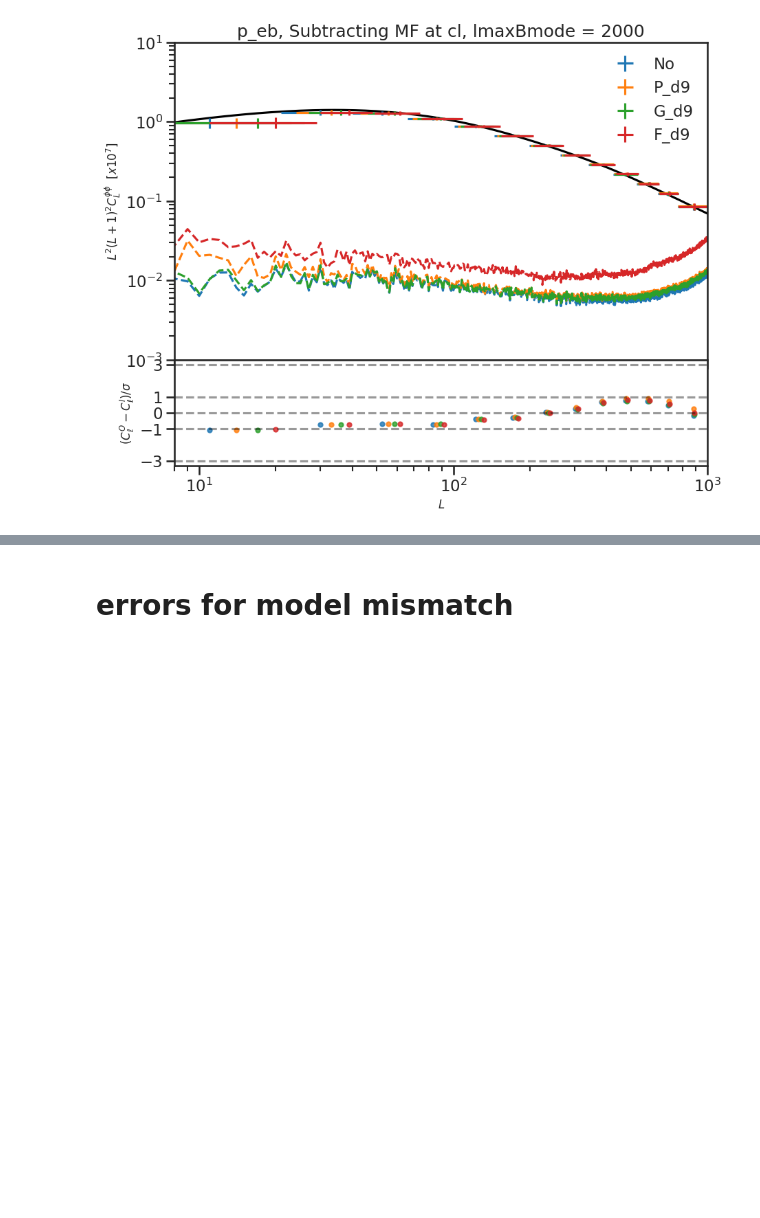
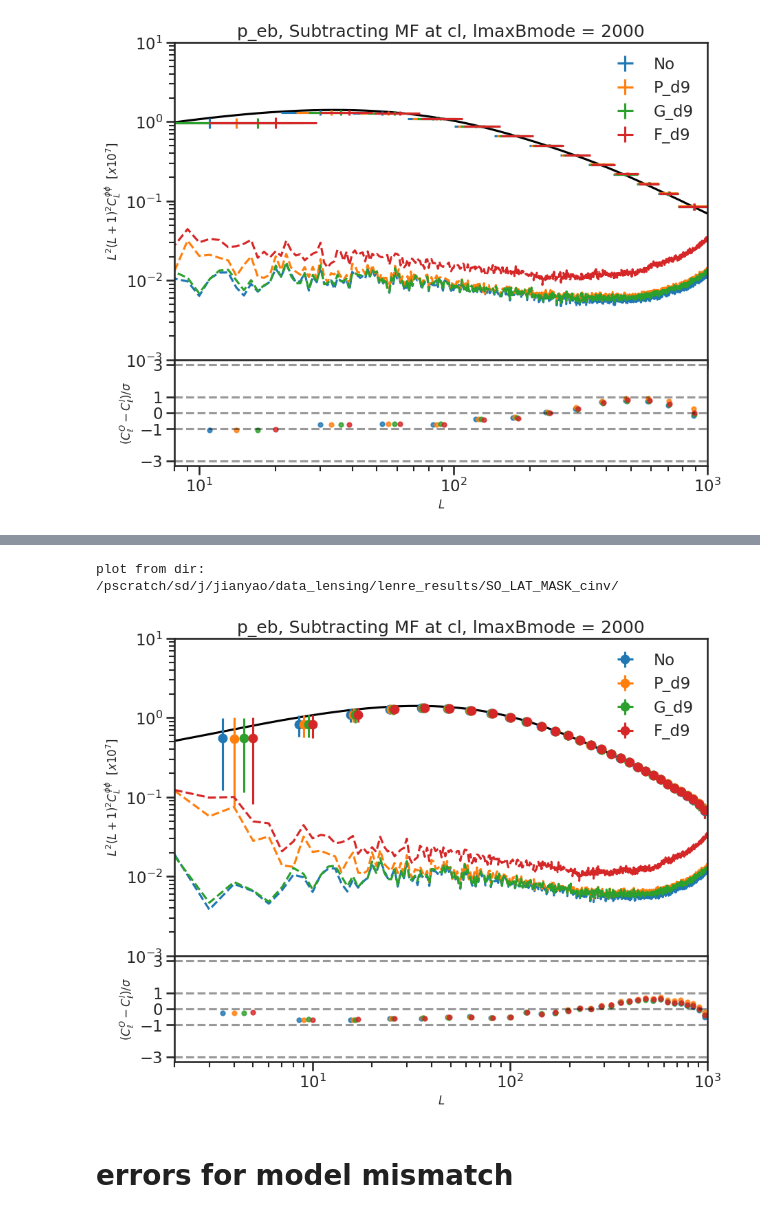
Before and after one commit to yaojian95/non_gau_lensing, a Jupyter notebook: SO_LAT_mask_cinv_analysis.ipynb, the cells around one changed output, grey strips where cells are left out. Drawn from its saved outputs; the diff is of its cells as text; code cells hidden in the pictures; blank space fills up the shorter version.

```diff
--- a/SO_LAT_mask_cinv_analysis.ipynb
+++ b/SO_LAT_mask_cinv_analysis.ipynb
@@ -91,3 +113,15 @@ plot from dir: /pscratch/sd/j/jianyao/data_lensing/lenre_results/SO_LAT_MASK_cin
+# %%
+# bins = [8, 21, 40, 66, 101, 145, 199, 264, 339, 426, 526, 638, 763, 902, 1000-1]
+bins = list(binner.bp)
+bins = [round(i) for i in bins]
+ell = np.arange(1000)
+ell_binned, true_binned_my =  bin_cell(cl_unl['pp'][ell]* w(ell), lmax = bins[-1], bins = bins, ell_2=False)
+
+data_error_my = plot_errors_from_mf(cases, results_all_2000, lmax_Bmode, qe_key = qe_keys[0], experiment = 'SO_LAT_MASK', from_fg_res = False,
+                                 plot_mf_cl=True, return_error=True, binning = ['my', utility.bin_cell, bins], true_binned=true_binned_my)
+# %% [output]
+plot from dir: /pscratch/sd/j/jianyao/data_lensing/lenre_results/SO_LAT_MASK_cinv/
+[figure, added]
 # %% [markdown]
 # errors for model mismatch
 # %%
```
Also changed, not shown: parts of 33 cells of this notebook, 1 other file.
